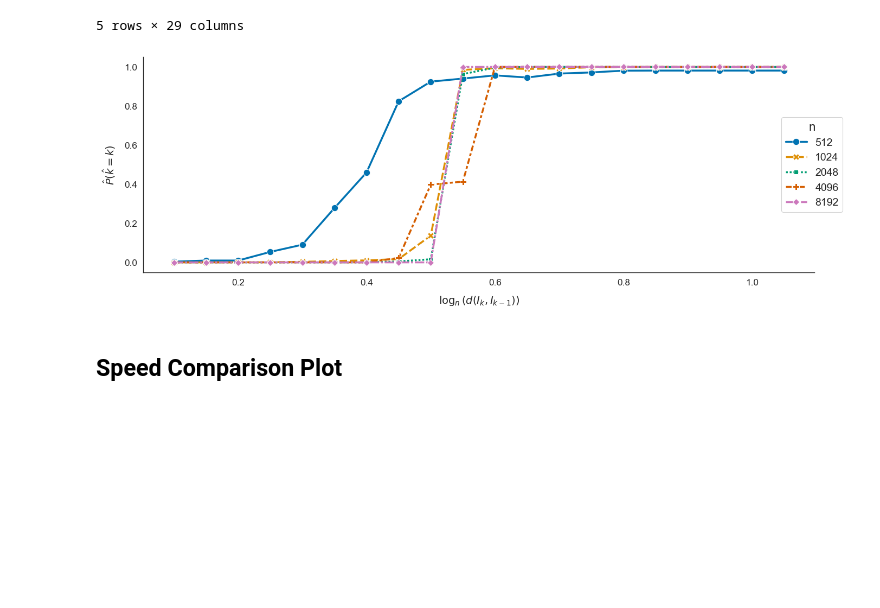
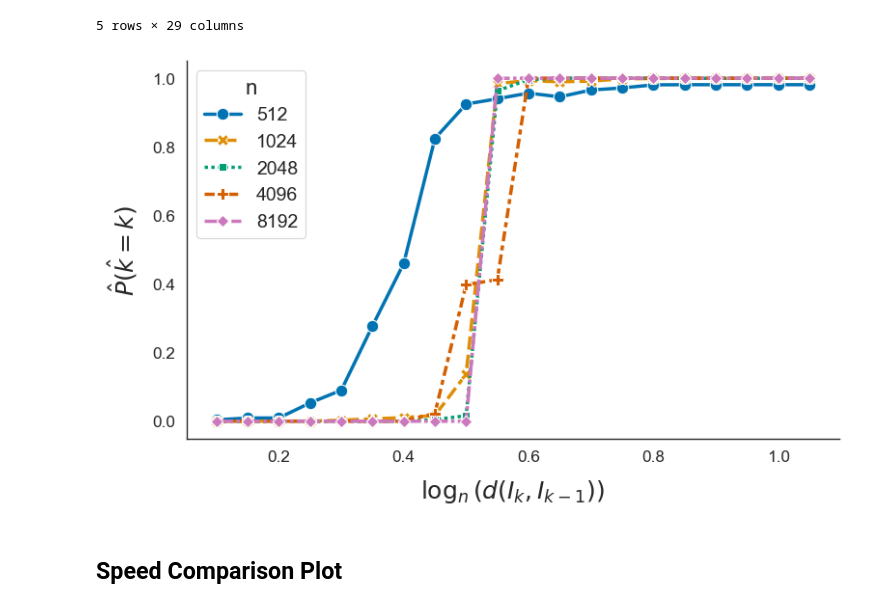
Before and after one commit to subroy13/WISER, a Jupyter notebook: scripts/paper_plots.ipynb, the cells around one changed output. Cells and saved outputs as stored; diff of their text form; code cells hidden in the pictures; blank space fills up the shorter version.

```diff
--- a/scripts/paper_plots.ipynb
+++ b/scripts/paper_plots.ipynb
@@ -383,7 +386,7 @@ Index(['model_name', 'iou', 'iou_median', 'iou_lower', 'iou_upper',
 | 4 | simulation 3 | 0.855457 | 0.893934 | 0.598765 | 0.921212 | 0.999833 | 0.569167 | 0.725394 | 0.945513 | ... |
 5 rows × 29 columns
 # %%
-plt.figure(figsize=(14,5))
+plt.figure(figsize=(8,5))
 sns.set_theme(style="white", context="paper", font_scale=1.4)
 
 x_col = "gap_prop"
@@ -392,37 +395,38 @@ df[group_col] = df[group_col].astype(str)
 
 # color friendly pallete
 unique_methods = df[group_col].unique()
 palette = sns.color_palette("colorblind", n_colors=len(unique_methods))
 method_colors = dict(zip(unique_methods, palette))
 
 
 # main lineplot
 sns.lineplot(
     data=df,
     x=x_col,
     y='khat_exact',
     hue=group_col,
     style=group_col,
     palette=method_colors,
     markers=True,
     dashes=True,
     linewidth=2.5,
     markersize=9
 )
 
 # labeling
 # plt.ylim(0, 1.05)
-plt.xlabel(r"$\log_{n}(d(I_k, I_{k-1}))$", fontsize=14, labelpad=10)
-plt.ylabel(r"$\hat{P}(\hat{k} = k)$", fontsize=14, labelpad=10)
-plt.legend(title="n", title_fontsize=16, fontsize=14, loc='right', frameon=True, framealpha=0.9, bbox_to_anchor = (1.05, 0.5))
+plt.xlabel(r"$\log_{n}(d(I_k, I_{k-1}))$", fontsize=18, labelpad=10)
+plt.ylabel(r"$\hat{P}(\hat{k} = k)$", fontsize=18, labelpad=10)
+# plt.legend(title="n", title_fontsize=16, fontsize=14, loc='right', frameon=True, framealpha=0.9, bbox_to_anchor = (1.05, 0.5))
+plt.legend(title="n", title_fontsize=16, fontsize=14, loc='best', frameon=True)
 
 sns.despine()
 plt.tight_layout()
 
 plt.savefig("../figures/simulation3_gap.pdf", dpi = 300)
 plt.show()
 # %% [output]
-[figure, old version]
+[figure, new version]
 # %% [markdown]
 ## Speed Comparison Plot
 # %%
```
Also changed, not shown: parts of 3 cells of this notebook, 7 other files.
